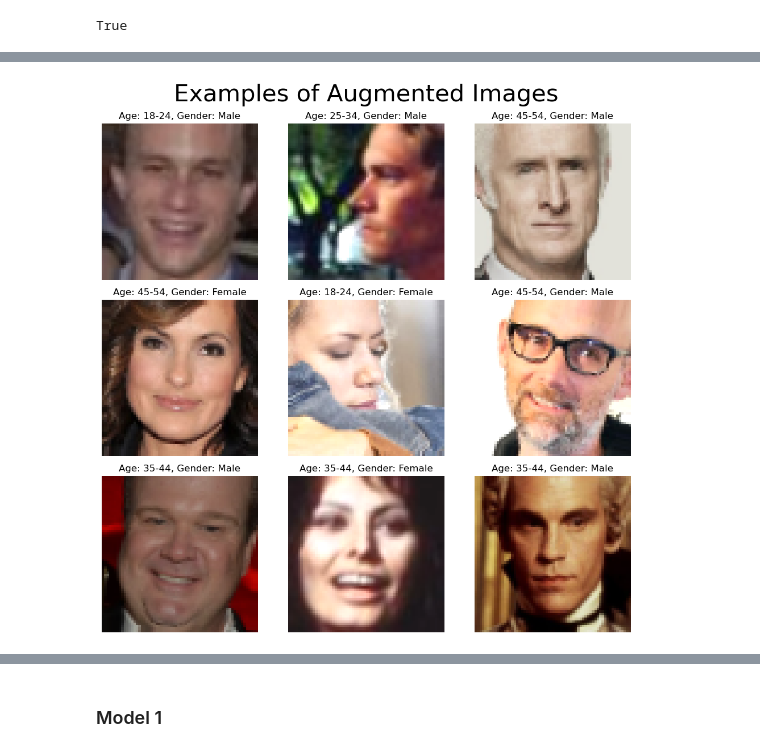
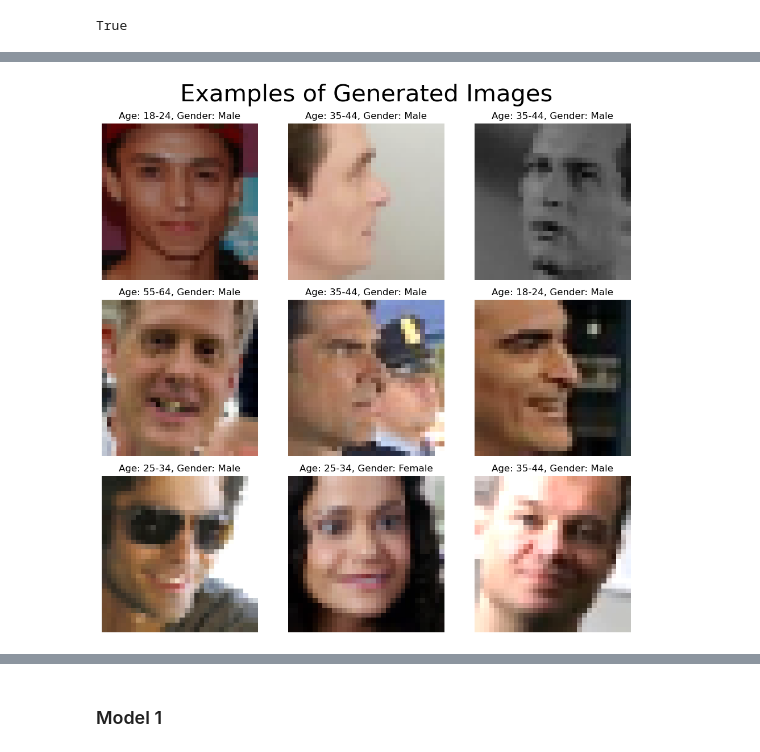
Before and after one commit to kmatk/AutoID, a Jupyter notebook: notebook.ipynb, the cells around one changed output, grey strips where cells are left out. Cells and saved outputs as stored; diff of their text form; code cells hidden in the pictures.

```diff
--- a/notebook.ipynb
+++ b/notebook.ipynb
@@ -229,0 +324,16 @@ Found 37881 validated image filenames.
+# %%
+def gen_sample(generator):
+    """Function which takes in an image generator and displays a sample of 9 images"""
+    fig, axes = plt.subplots(nrows=3, ncols=3, figsize=(10, 10))
+    # Create list for labeling images
+    age_groups = ['18-24', '25-34', '35-44', '45-54', '55-64', '65+']
+    genders = ['Female', 'Male']
+    img, label = generator.next()
+    for i, ax in enumerate(axes.flat):
+        title = f'Age: {age_groups[label[0][i].argmax()]}, Gender: {genders[label[1][i]]}'
+        ax.imshow(img[i])
+        ax.set(title=f"{title}")
+        ax.axis('off')
+    fig.suptitle('Examples of Generated Images', fontsize=30)
+    plt.tight_layout()
+    plt.show();
@@ -229,0 +415,2 @@ Found 37881 validated image filenames.
+# %%
+train_gen0, val_gen0 = ImgGen(df_train, img_size=(32,32))
@@ -246,17 +427,4 @@ Found 0 validated image filenames.
-# %%
-fig, axes = plt.subplots(nrows=3, ncols=3, figsize=(10, 10))
-# Create list for labeling images
-age_groups = ['18-24', '25-34', '35-44', '45-54', '55-64', '65+']
-genders = ['Female', 'Male']
-img, label = train_gen.next()
-for i, ax in enumerate(axes.flat):
-    title = f'Age: {age_groups[label[0][i].argmax()]}, Gender: {genders[label[1][i]]}'
-    ax.imshow(img[i])
-    ax.set(title=f"{title}")
-    ax.axis('off')
-fig.suptitle('Examples of Augmented Images', fontsize=30)
-plt.tight_layout()
-plt.show()
-one_image = img[0]
-# %% [output]
-[figure, removed]
+# %%
+gen_sample(train_gen0)
+# %% [output]
+[figure, added]
```
Also changed, not shown: parts of 92 cells of this notebook.
